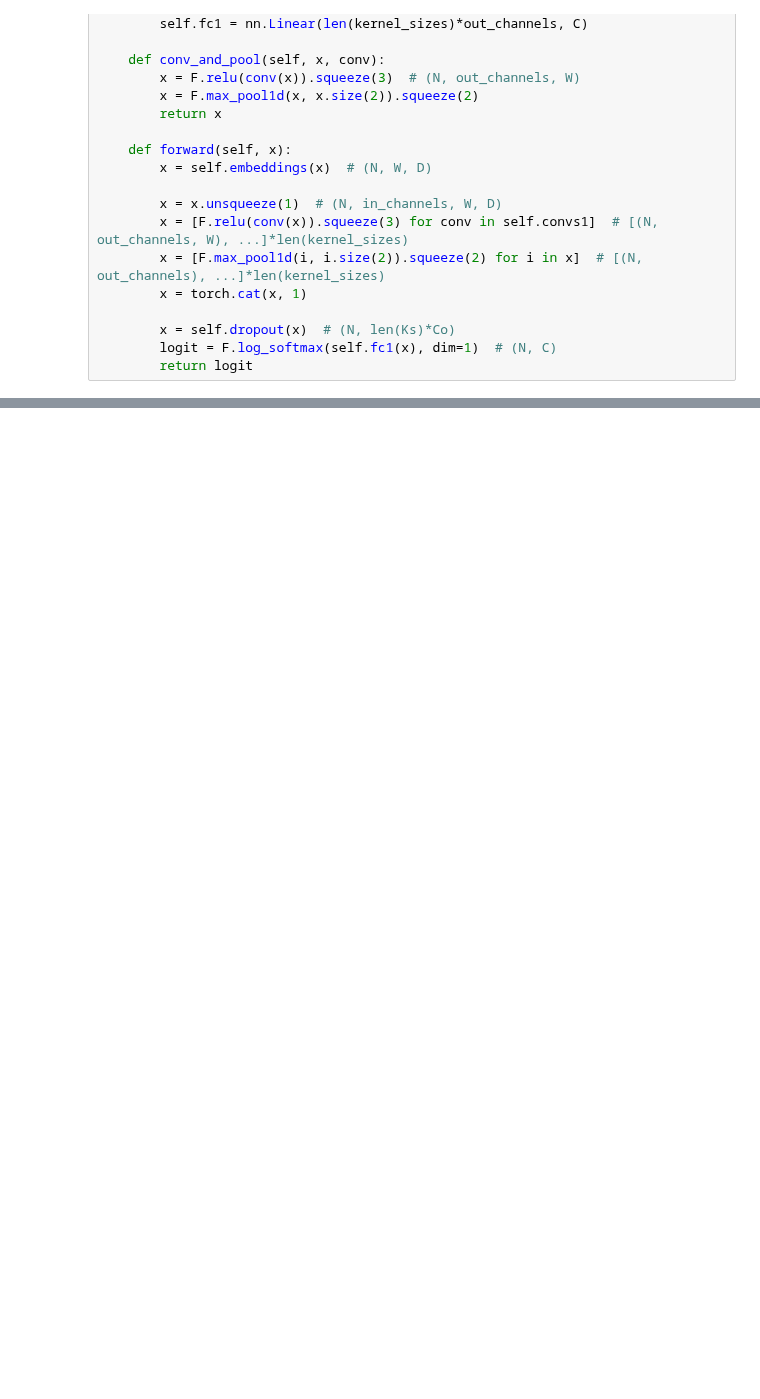
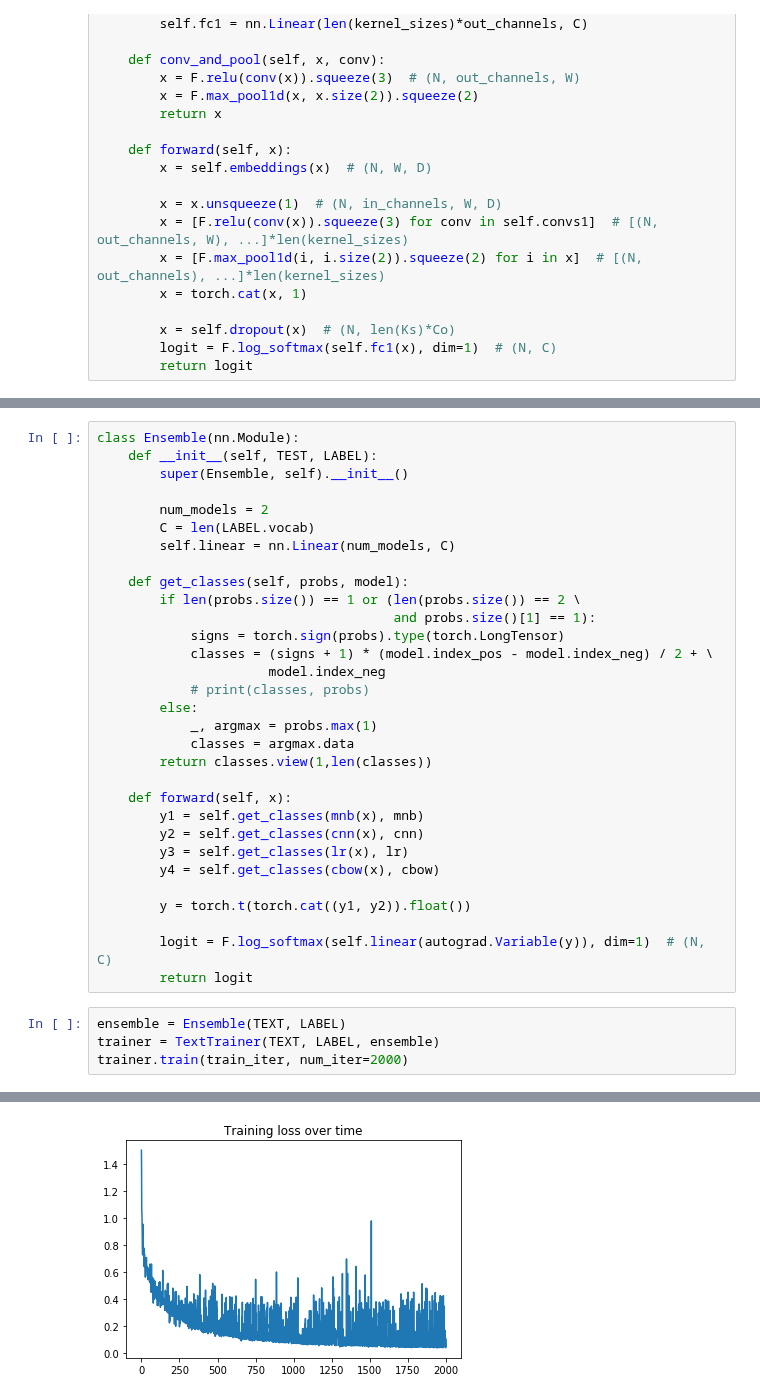
Before and after one commit to emptycrown/cs287-nlp, a Jupyter notebook: hw1/HW1-models-Jesse.ipynb, the cells around one changed output, grey strips where cells are left out. Drawn from its saved outputs; the diff is of its cells as text; blank space fills up the shorter version.

Commit message:
Ensemble done

```diff
--- a/hw1/HW1-models-Jesse.ipynb
+++ b/hw1/HW1-models-Jesse.ipynb
@@ -176,0 +280,36 @@ Accuracy: 1433 1821 0.7869302580999451
+# %%
+class Ensemble(nn.Module):
+    def __init__(self, TEST, LABEL):
+        super(Ensemble, self).__init__()
+
+        num_models = 2
+        C = len(LABEL.vocab)
+        self.linear = nn.Linear(num_models, C)
+
+    def get_classes(self, probs, model):
+        if len(probs.size()) == 1 or (len(probs.size()) == 2 \
+                                      and probs.size()[1] == 1):
+            signs = torch.sign(probs).type(torch.LongTensor)
+            classes = (signs + 1) * (model.index_pos - model.index_neg) / 2 + \
+                      model.index_neg
+            # print(classes, probs)
+        else:
+            _, argmax = probs.max(1)
+            classes = argmax.data
+        return classes.view(1,len(classes))
+
+    def forward(self, x):
+        y1 = self.get_classes(mnb(x), mnb)
+        y2 = self.get_classes(cnn(x), cnn)
+        y3 = self.get_classes(lr(x), lr)
+        y4 = self.get_classes(cbow(x), cbow)
+
+        y = torch.t(torch.cat((y1, y2)).float())
+
+        logit = F.log_softmax(self.linear(autograd.Variable(y)), dim=1)  # (N, C)
+        return logit
+# %%
+ensemble = Ensemble(TEXT, LABEL)
+trainer = TextTrainer(TEXT, LABEL, ensemble)
+trainer.train(train_iter, num_iter=2000)
+# %% [output]
@@ -176,0 +336 @@ Accuracy: 1433 1821 0.7869302580999451
+[figure, added]
```
Also changed, not shown: parts of 12 cells of this notebook, 2 other files.
